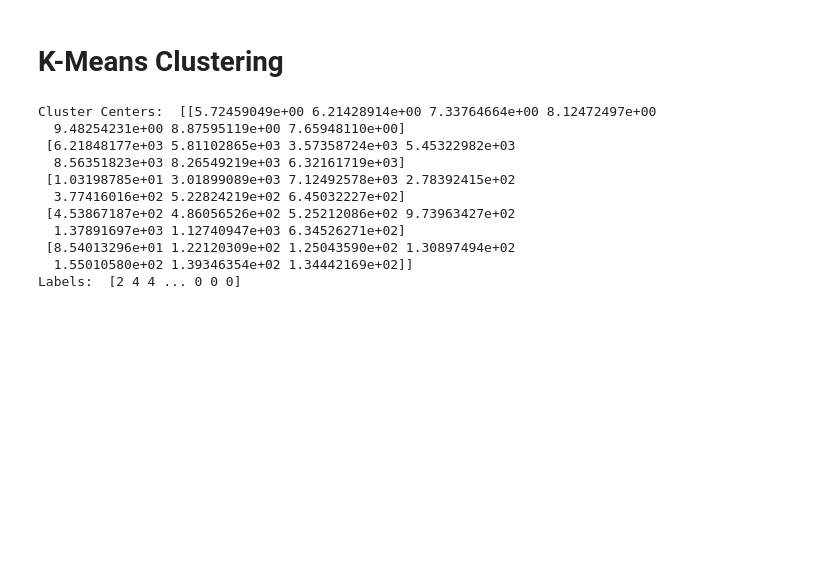
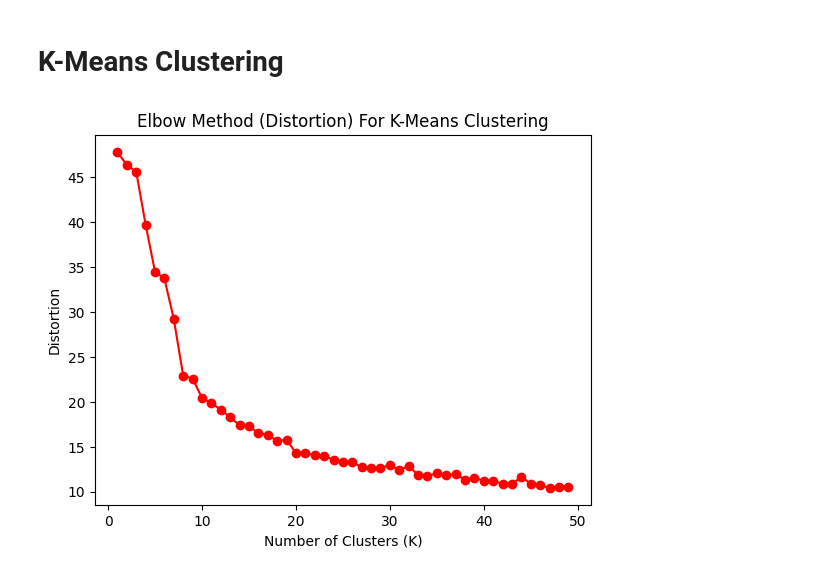
Before and after one commit to Harin329/SNCluster, a Jupyter notebook: kmeans.ipynb, the cells around one changed output. Drawn from its saved outputs; the diff is of its cells as text; code cells hidden in the pictures; blank space fills up the shorter version.

```diff
--- a/kmeans.ipynb
+++ b/kmeans.ipynb
@@ -80,21 +127,3 @@ sampleDf = dfParsed
 # X is shape of (24582, 7)
 # Getting gene counts across all samples
 X = sampleDf.iloc[:,1:].values
-
-# TODO: Elbow method to determine optimal cluster number
-
-kmeans = KMeans(n_clusters=5, random_state=0).fit(X)
-print("Cluster Centers: ", kmeans.cluster_centers_)
-print("Labels: ", kmeans.labels_)
-# %% [output]
-Cluster Centers:  [[5.72459049e+00 6.21428914e+00 7.33764664e+00 8.12472497e+00
-  9.48254231e+00 8.87595119e+00 7.65948110e+00]
- [6.21848177e+03 5.81102865e+03 3.57358724e+03 5.45322982e+03
-  8.56351823e+03 8.26549219e+03 6.32161719e+03]
- [1.03198785e+01 3.01899089e+03 7.12492578e+03 2.78392415e+02
-  3.77416016e+02 5.22824219e+02 6.45032227e+02]
- [4.53867187e+02 4.86056526e+02 5.25212086e+02 9.73963427e+02
-  1.37891697e+03 1.12740947e+03 6.34526271e+02]
- [8.54013296e+01 1.22120309e+02 1.25043590e+02 1.30897494e+02
-  1.55010580e+02 1.39346354e+02 1.34442169e+02]]
-Labels:  [2 4 4 ... 0 0 0]
@@ -100,0 +138,21 @@ Labels:  [2 4 4 ... 0 0 0]
+# %%
+# Elbow Method
+from scipy.spatial.distance import cdist
+
+distortions = []
+K = range(1, 50)
+
+for k in K:
+    kmeanModel = KMeans(n_clusters=k, random_state=0).fit(X)
+    kmeanModel.fit(X)
+
+    distortions.append(sum(np.min(cdist(X, kmeanModel.cluster_centers_, 'euclidean'), axis=1)) / X.shape[0])
+
+
+plt.plot(K, distortions, 'ro-')
+plt.xlabel('Number of Clusters (K)')
+plt.ylabel('Distortion')
+plt.title('Elbow Method (Distortion) For K-Means Clustering')
+plt.show()
+# %% [output]
+[figure, added]
```
Also changed, not shown: parts of 14 cells of this notebook.
